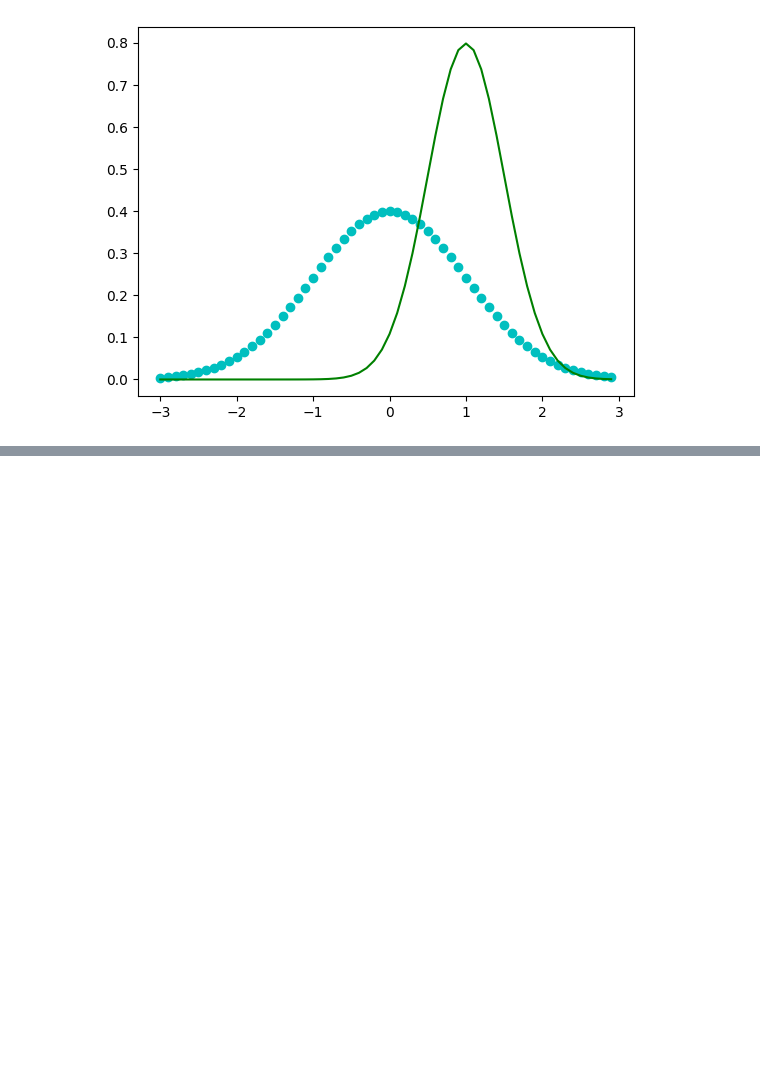
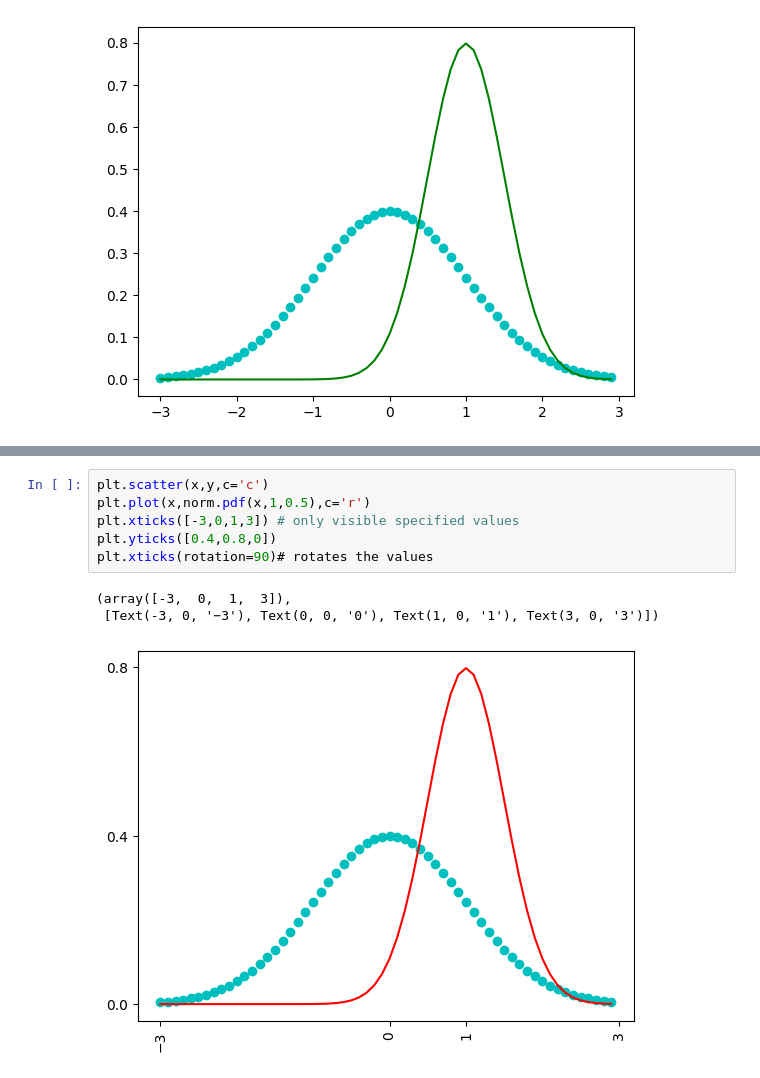
Before and after one commit to niranjan5804/Python-Scripts, a Jupyter notebook: matplot.ipynb, the cells around one changed output, grey strips where cells are left out. Cells and saved outputs as stored; diff of their text form; blank space fills up the shorter version.

```diff
--- a/matplot.ipynb
+++ b/matplot.ipynb
@@ -80,0 +91,10 @@ plt.savefig(r"C:\Users\niranjan gowda ks\OneDrive\Pictures\plt.png")
+# %%
+plt.scatter(x,y,c='c')
+plt.plot(x,norm.pdf(x,1,0.5),c='r')
+plt.xticks([-3,0,1,3]) # only visible specified values
+plt.yticks([0.4,0.8,0])
+plt.xticks(rotation=90)# rotates the values
+# %% [output]
+(array([-3,  0,  1,  3]),
+ [Text(-3, 0, '−3'), Text(0, 0, '0'), Text(1, 0, '1'), Text(3, 0, '3')])
+[figure, added]
```
Also changed, not shown: parts of 6 cells of this notebook, 3 other files.
